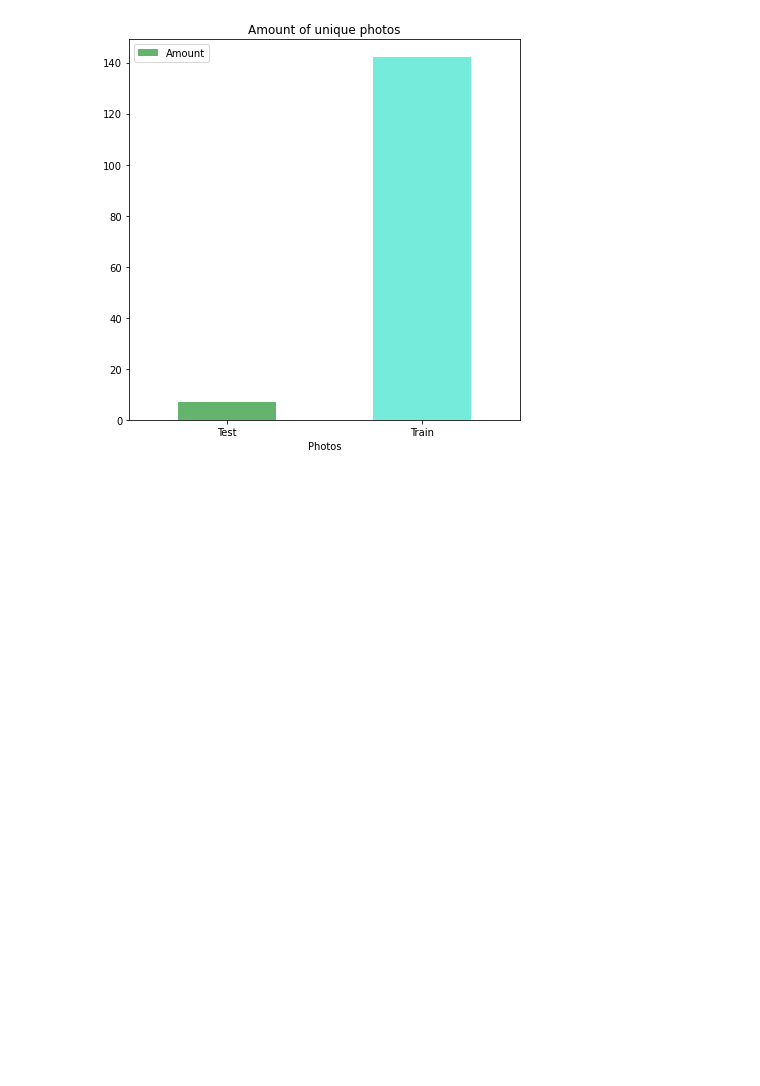
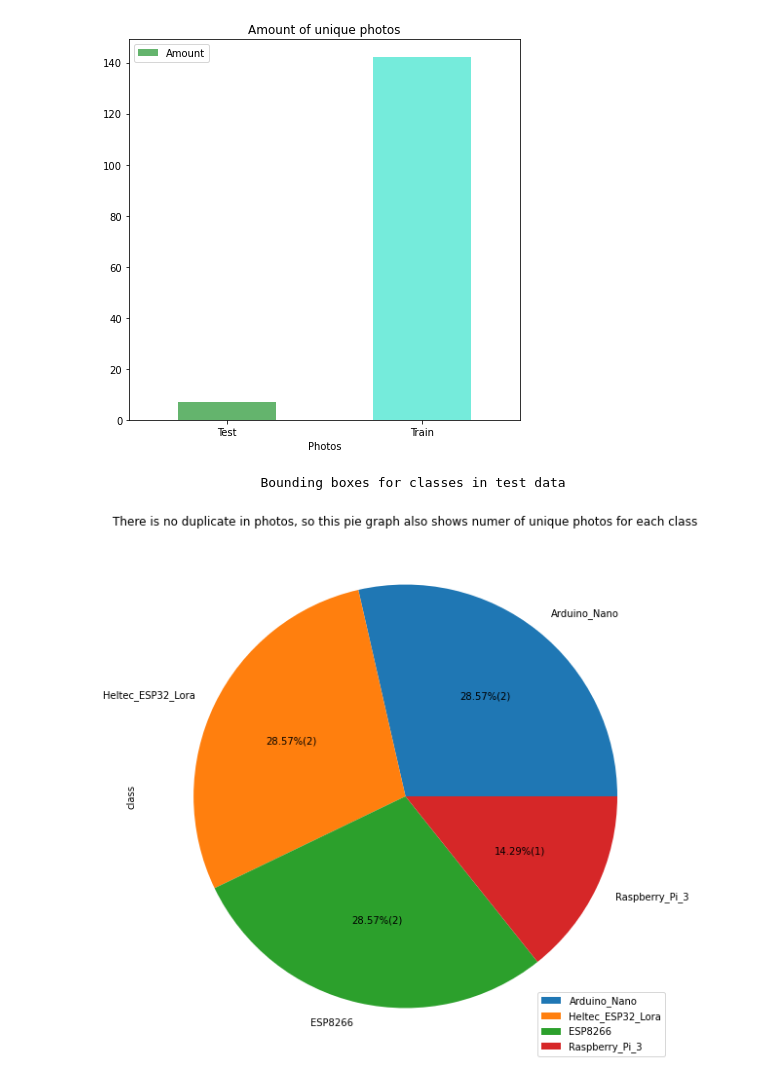
Before and after one commit to Guiners/SI-data-analysis, a Jupyter notebook: Data.ipynb, the cells around one changed output. Saved outputs shown, nothing was run; the diff lists cells and outputs as text; code cells hidden in the pictures; blank space fills up the shorter version.

```diff
--- a/Data.ipynb
+++ b/Data.ipynb
@@ -26,3 +33,13 @@ plt.title('Amount of unique photos')
 # %% [output]
 Text(0.5, 1.0, 'Amount of unique photos')
 [figure]
+# %%
+#if object was recognized it had to be in bounding box. So number of recognized items will be equal to number of bounding boxes.
+data_test_class_unique = pd.DataFrame(data_test["class"].value_counts(), index = ['Arduino_Nano', 'Heltec_ESP32_Lora', 'ESP8266', 'Raspberry_Pi_3'])
+
+data_test_class_unique.plot.pie(y = "class", figsize=(10, 10), autopct = lambda f: '{:.2f}%({:.0f})'.format(f,(f/100)*data_test_class_unique.sum().sum()))
+plt.title('There is no duplicate in photos, so this pie graph also shows numer of unique photos for each class')
+print('                     Bounding boxes for classes in test data')
+# %% [output]
+                     Bounding boxes for classes in test data
+[figure, added]
```
Also changed, not shown: parts of 16 cells of this notebook, 4 other files.
